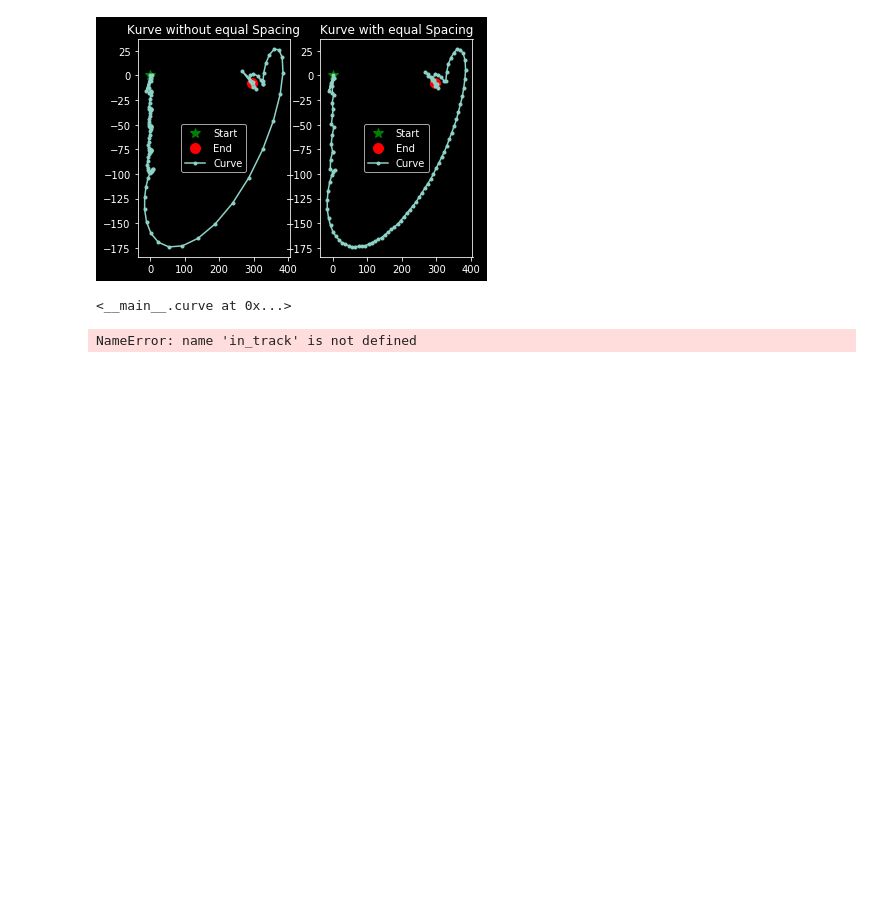
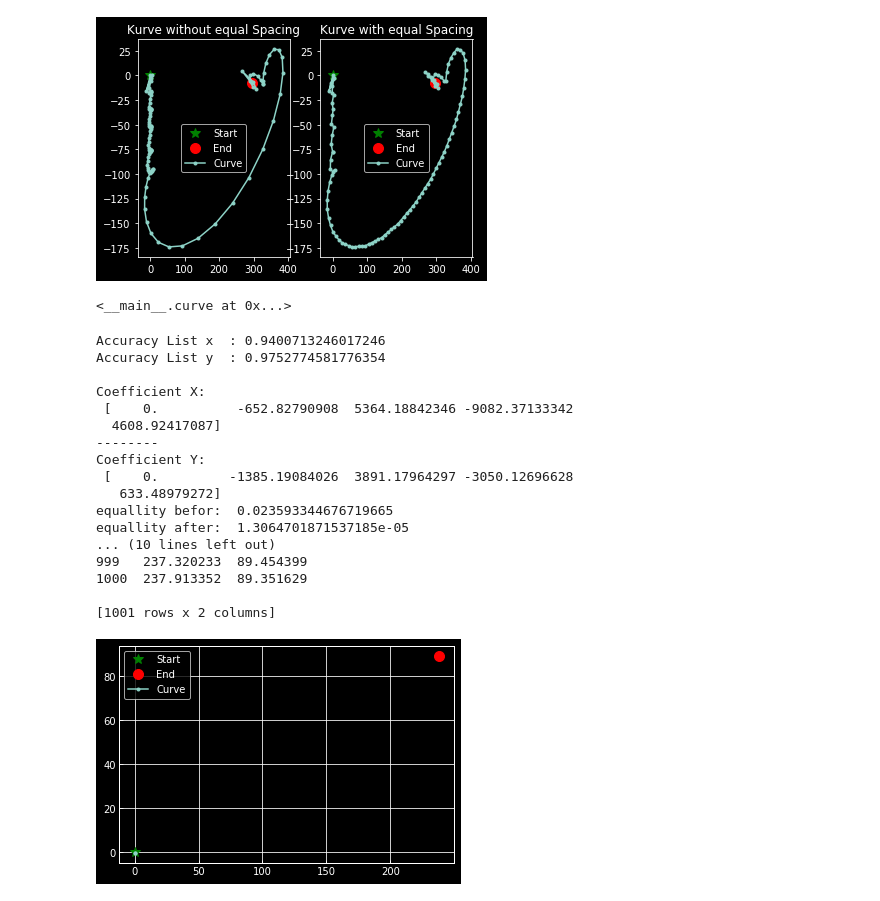
Before and after one commit to LeonKie/BA_Optimization_ML, a Jupyter notebook: Optimization/MouseDrawing.ipynb, the cells around one changed output. Saved outputs shown, nothing was run; the diff lists cells and outputs as text; code cells hidden in the pictures; blank space fills up the shorter version.

Commit message:
creating plot file to plot arrays

```diff
--- a/Optimization/MouseDrawing.ipynb
+++ b/Optimization/MouseDrawing.ipynb
@@ -213,7 +212,25 @@ drawTrack(save)
 # %% [output]
 [figure]
 <__main__.curve at 0x...>
-# %%
-in_track.get_as_csv()
-# %% [output]
-NameError: name 'in_track' is not defined
+# %%
+s=in_track.get_as_csv()
+plt_T.plot_racetrack(s)
+# %% [output]
+Accuracy List x  : 0.9400713246017246
+Accuracy List y  : 0.9752774581776354
+
+Coefficient X:
+ [    0.          -652.82790908  5364.18842346 -9082.37133342
+  4608.92417087]
+--------
+Coefficient Y:
+ [    0.         -1385.19084026  3891.17964297 -3050.12696628
+   633.48979272]
+equallity befor:  0.023593344676719665
+equallity after:  1.3064701871537185e-05
+... (10 lines left out)
+999   237.320233  89.454399
+1000  237.913352  89.351629
+
+[1001 rows x 2 columns]
+[figure, added]
```
Also changed, not shown: parts of 2 cells of this notebook, 4 other files.
